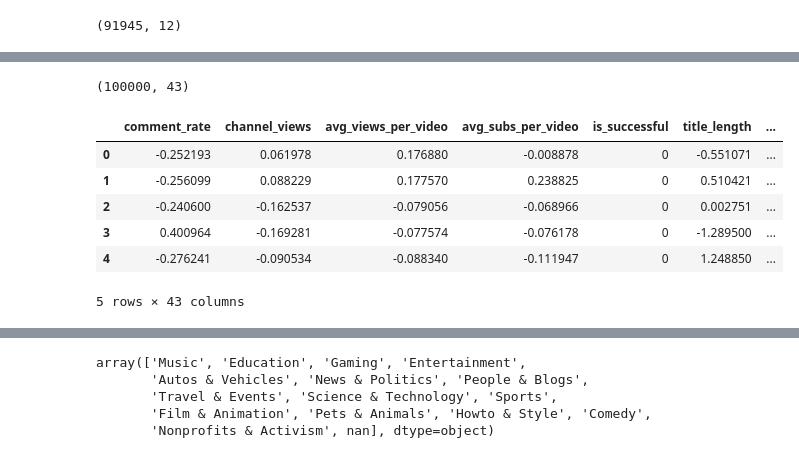
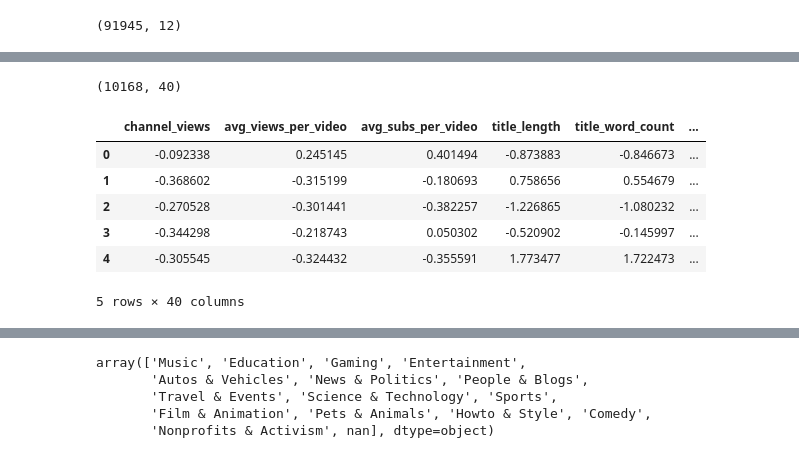
Before and after one commit to engindenizdogu/viralscope, a Jupyter notebook: Preprocessing/data_exploration.ipynb, the cells around one changed output, grey strips where cells are left out. Cells and saved outputs as stored; diff of their text form; code cells hidden in the pictures.

Commit message:
Pipeline improved to prevent data leakage, added threshold to random sampling script for better resresentation of succesful videos

```diff
--- a/Preprocessing/data_exploration.ipynb
+++ b/Preprocessing/data_exploration.ipynb
@@ -64,14 +180,14 @@ df_stratified.head()
 # %%
 # Final data
-data = pd.read_csv('../SampleData/data.csv.gz', compression='gzip')
-print(data.shape)
-data.head()
+X_train = pd.read_csv('../SampleData/X_train.csv.gz', compression='gzip')
+print(X_train.shape)
+X_train.head()
 # %% [output]
-(100000, 43)
+(10168, 40)
-|  | comment_rate | channel_views | avg_views_per_video | avg_subs_per_video | is_successful | title_length | ... |
-| 0 | -0.252193 | 0.061978 | 0.176880 | -0.008878 | 0 | -0.551071 | ... |
-| 1 | -0.256099 | 0.088229 | 0.177570 | 0.238825 | 0 | 0.510421 | ... |
-| 2 | -0.240600 | -0.162537 | -0.079056 | -0.068966 | 0 | 0.002751 | ... |
-| 3 | 0.400964 | -0.169281 | -0.077574 | -0.076178 | 0 | -1.289500 | ... |
-| 4 | -0.276241 | -0.090534 | -0.088340 | -0.111947 | 0 | 1.248850 | ... |
+|  | channel_views | avg_views_per_video | avg_subs_per_video | title_length | title_word_count | ... |
+| 0 | -0.092338 | 0.245145 | 0.401494 | -0.873883 | -0.846673 | ... |
+| 1 | -0.368602 | -0.315199 | -0.180693 | 0.758656 | 0.554679 | ... |
+| 2 | -0.270528 | -0.301441 | -0.382257 | -1.226865 | -1.080232 | ... |
+| 3 | -0.344298 | -0.218743 | 0.050302 | -0.520902 | -0.145997 | ... |
+| 4 | -0.305545 | -0.324432 | -0.355591 | 1.773477 | 1.722473 | ... |
-5 rows × 43 columns
+5 rows × 40 columns
```
Also changed, not shown: parts of 16 cells of this notebook, 49 other files.
